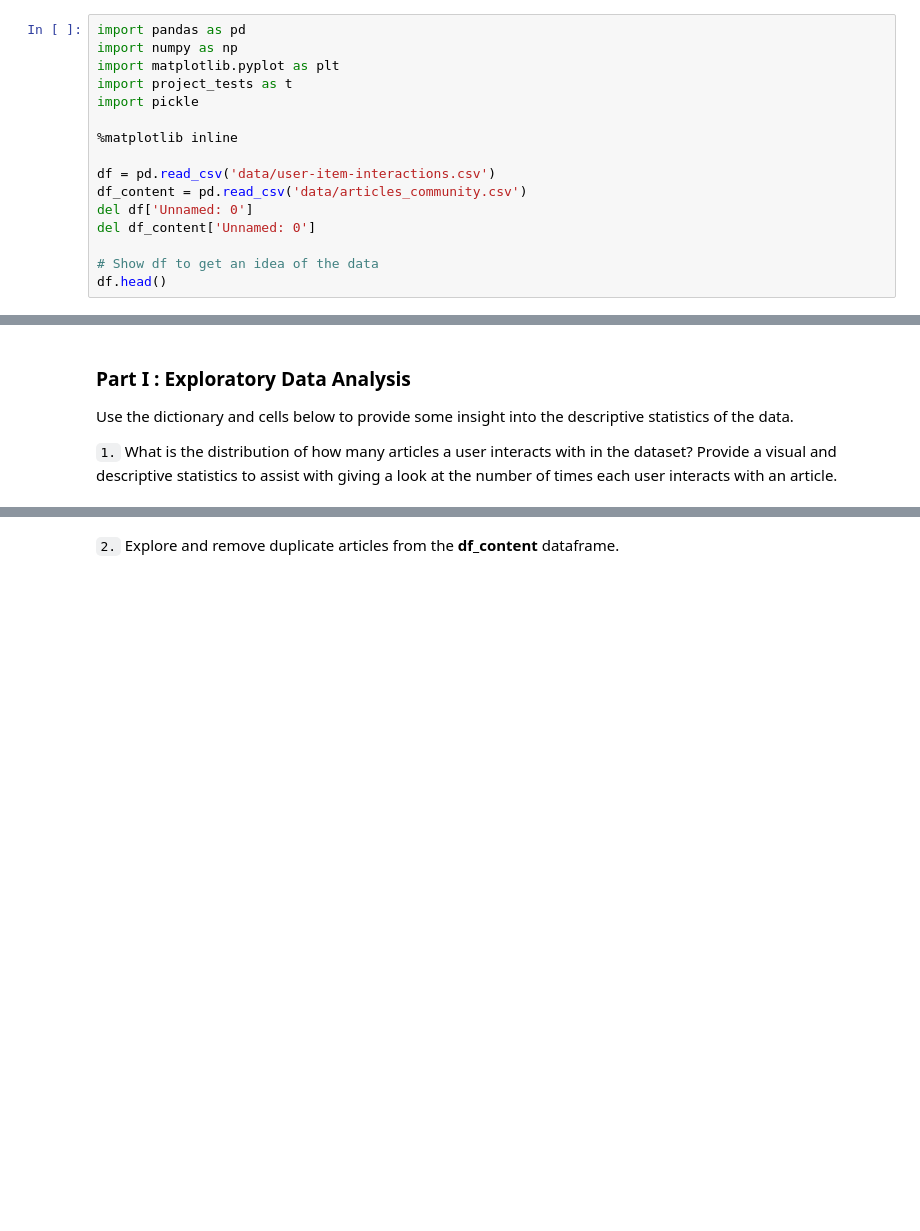
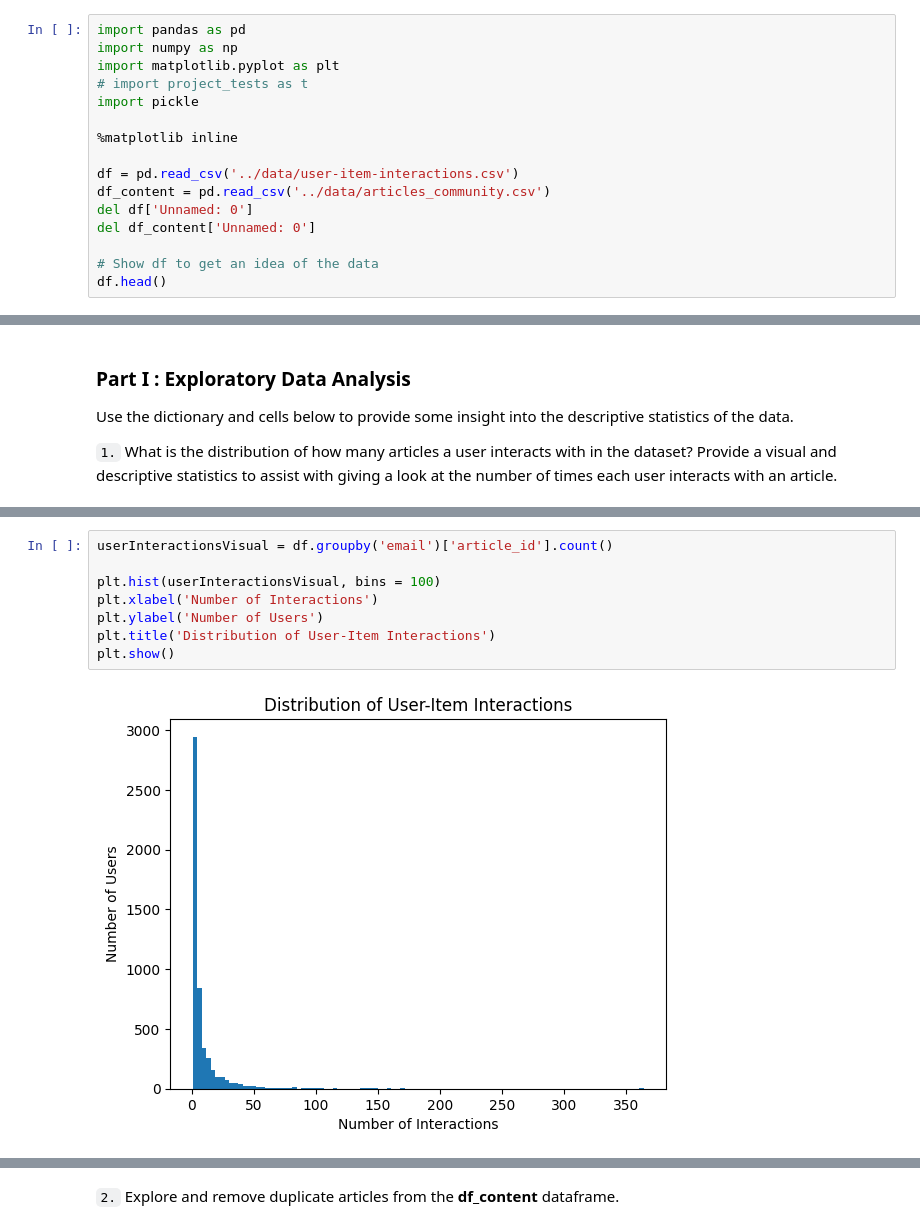
Before and after one commit to Brandon-Nutting/ReccomendationEngine, a Jupyter notebook: Engine/Recommendations_with_IBM.ipynb, the cells around one changed output, grey strips where cells are left out. Cells and saved outputs as stored; diff of their text form; blank space fills up the shorter version.

```diff
--- a/Engine/Recommendations_with_IBM.ipynb
+++ b/Engine/Recommendations_with_IBM.ipynb
@@ -23,13 +23,13 @@ At the end of the notebook, you will find directions for how to submit your work
 import pandas as pd
 import numpy as np
 import matplotlib.pyplot as plt
-import project_tests as t
+# import project_tests as t
 import pickle
 
 %matplotlib inline
 
-df = pd.read_csv('data/user-item-interactions.csv')
-df_content = pd.read_csv('data/articles_community.csv')
+df = pd.read_csv('../data/user-item-interactions.csv')
+df_content = pd.read_csv('../data/articles_community.csv')
 del df['Unnamed: 0']
 del df_content['Unnamed: 0']
 
@@ -47,3 +79,13 @@ Use the dictionary and cells below to provide some insight into the descriptive
+# %%
+userInteractionsVisual = df.groupby('email')['article_id'].count()
+
+plt.hist(userInteractionsVisual, bins = 100)
+plt.xlabel('Number of Interactions')
+plt.ylabel('Number of Users')
+plt.title('Distribution of User-Item Interactions')
+plt.show()
+# %% [output]
+[figure, added]
 # %%
 # Fill in the median and maximum number of user_article interactios below
 
```
Also changed, not shown: parts of 18 cells of this notebook.
